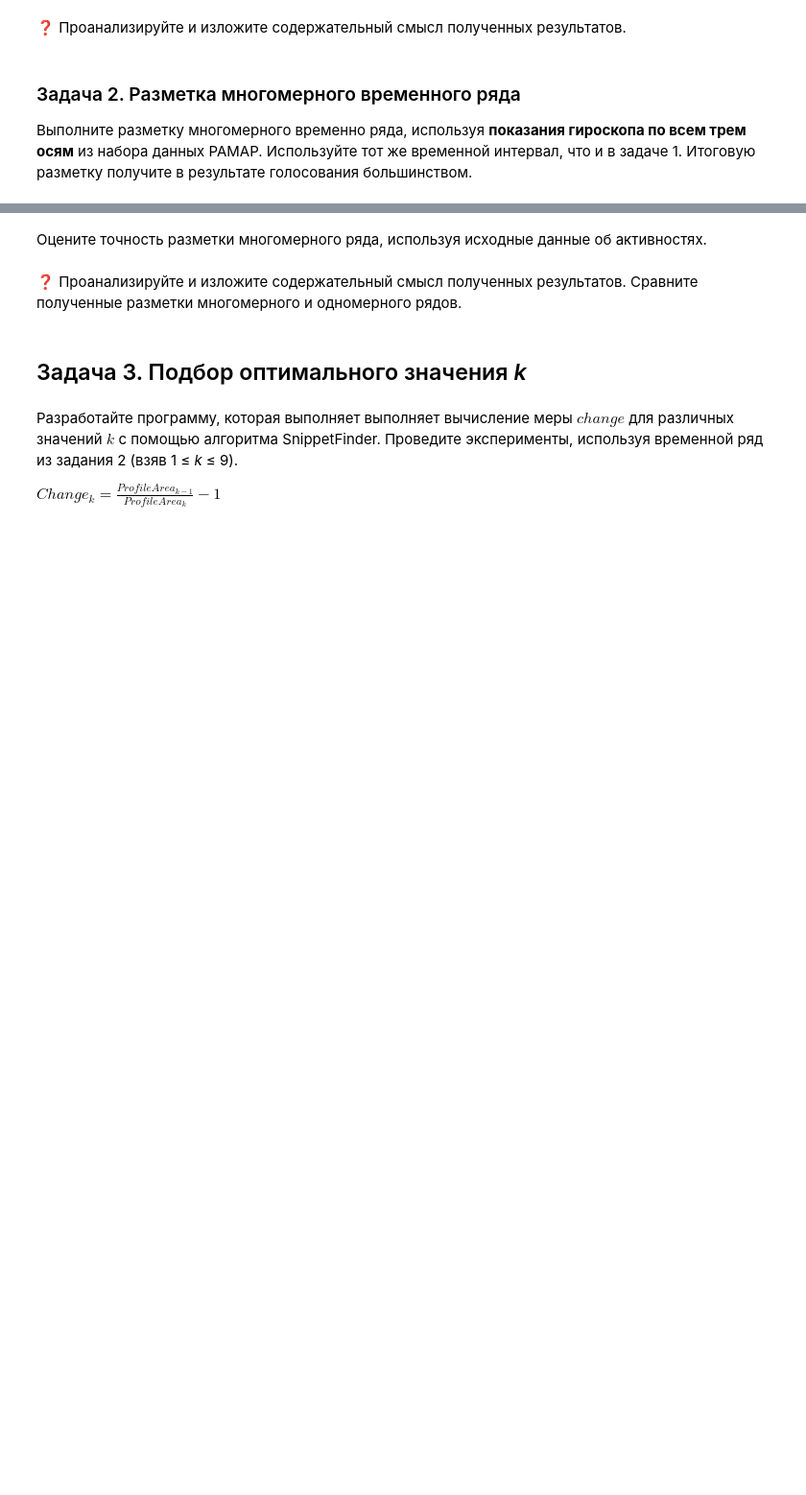
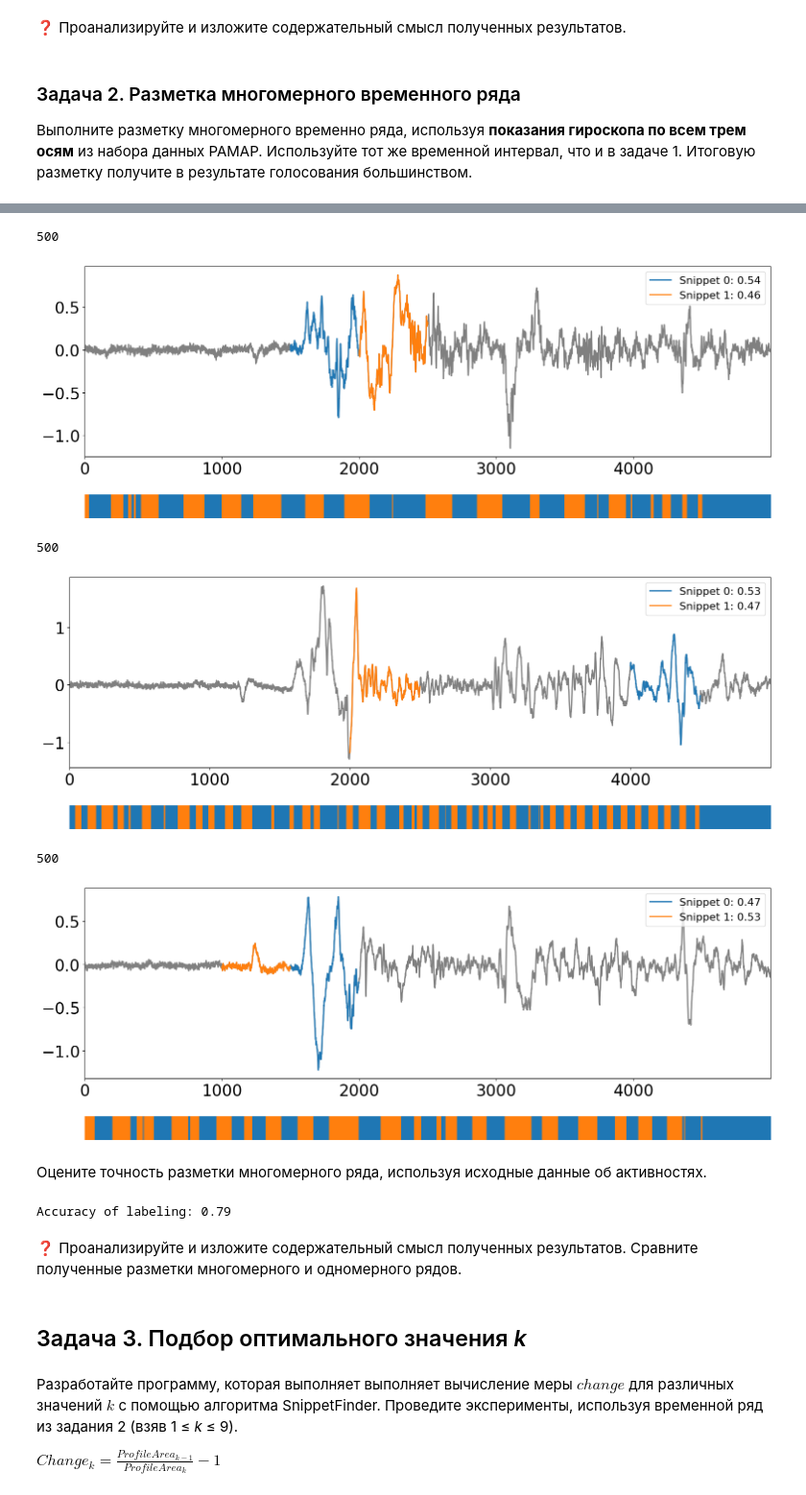
Before and after one commit to VladimirMylnikov/2024-Mylnikov-TimeSeriesCourse, a Jupyter notebook: practice/05 Snippets/05 Snippets.ipynb, the cells around one changed output, grey strips where cells are left out. Shown at 96% size. Cells and saved outputs as stored; diff of their text form; code cells hidden in the pictures; blank space fills up the shorter version.

```diff
--- a/practice/05 Snippets/05 Snippets.ipynb
+++ b/practice/05 Snippets/05 Snippets.ipynb
@@ -106,0 +127,12 @@ accuracy_score(labels, predicted_labels)
+# %%
+import pandas as pd
+import numpy as np
+from sklearn.metrics import accuracy_score
+from scipy.stats import mode
+import matplotlib.pyplot as plt
+
+df = pd.read_csv('./datasets/PAMAP/PAMAP.txt', delimiter=' ', header=None).T
+
+filtered_df = df[(df.iloc[:, 0] > 850) & (df.iloc[:, 0] < 900)]
+
+ts = filtered_df.iloc[:, 10:13].to_numpy()
@@ -107,2 +149,14 @@ accuracy_score(labels, predicted_labels)
+# %%
+snp = []
+for i in range(3):
+    snp.append(snippets(ts[:, i], 500, 2))
+    plot_snippets(ts[:, i], snp[i])
+# %% [output]
+500
+[figure, added]
+500
+[figure, added]
+500
+[figure, added]
 # %% [markdown]
 Оцените точность разметки многомерного ряда, используя исходные данные об активностях.
@@ -111,3 +193,23 @@ accuracy_score(labels, predicted_labels)
+# %%
+# Получение предсказанных меток
+labels_pred_3d = predict_labels_from_snippets(snp, ts.shape)
+
+# Преобразование меток
+labels_pred_3d = transform_predicted_labels(labels_pred_3d)
+
+# Получение итоговых меток
+labels_pred = majority_vote_label(labels_pred_3d)
+
+# Получение истинных меток
+labels = filtered_df.iloc[:, 1].to_numpy()
+labels = np.where(labels == 3, 1, labels)
+labels = np.where(labels == 17, 0, labels)
+
+# Оценка точности
+accuracy = accuracy_score(labels, labels_pred)
+print(f'Accuracy of labeling: {accuracy:.2f}')
+# %% [output]
+Accuracy of labeling: 0.79
 # %% [markdown]
 ❓ Проанализируйте и изложите содержательный смысл полученных результатов. Сравните полученные разметки многомерного и одномерного рядов.
 # %% [markdown]
```
Also changed, not shown: parts of 18 cells of this notebook, 1 other file.
